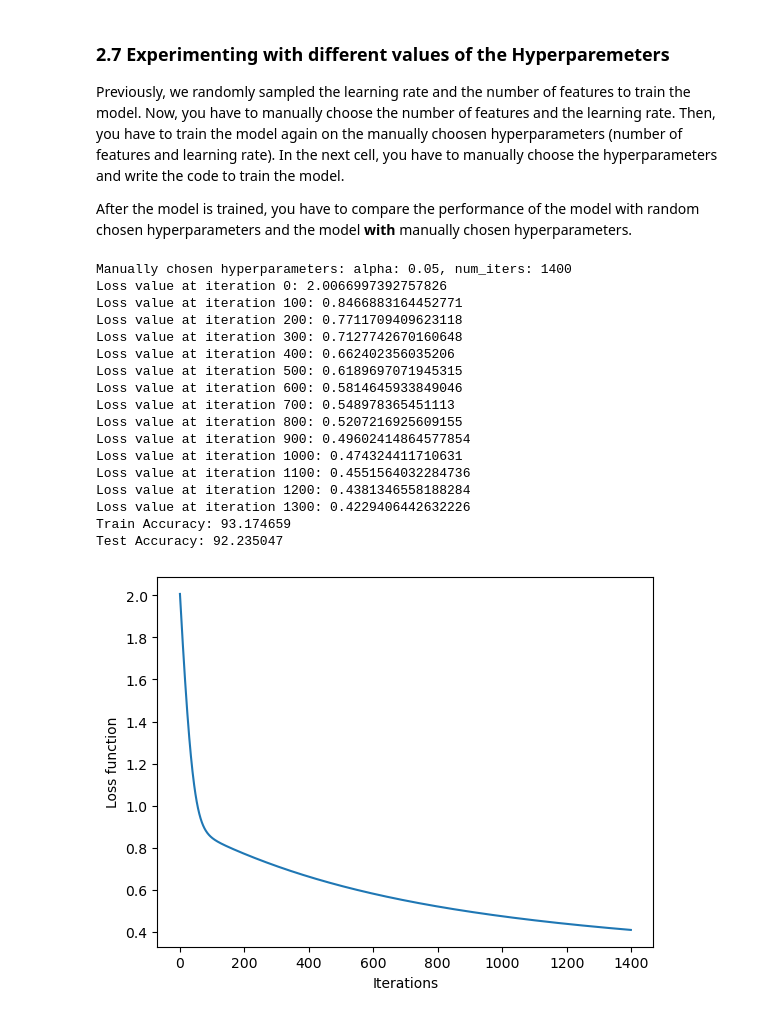
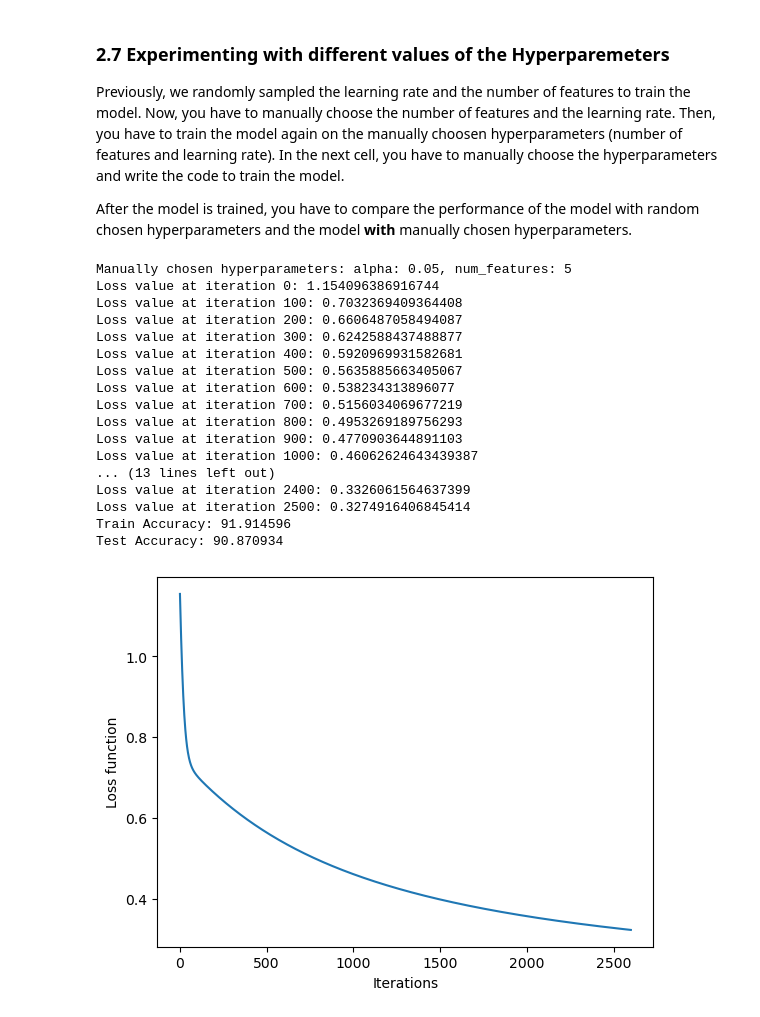
Before and after one commit to harshit-jain52/CS60050, a Jupyter notebook: assgn01/ML_Assignment_1/22CS10030_A1.ipynb, the cells around one changed output. Cells and saved outputs as stored; diff of their text form; code cells hidden in the pictures.

Commit message:
Manual number of features in sections 1.7 & 2.7

```diff
--- a/assgn01/ML_Assignment_1/22CS10030_A1.ipynb
+++ b/assgn01/ML_Assignment_1/22CS10030_A1.ipynb
@@ -461,12 +461,19 @@ Then compare the performance with random chosen hyperparameters and manually cho
 
 ### START CODE HERE ###
 
+data = pd.read_csv(filepath)
+X = np.array(data.iloc[:, :-1])
+y = np.array(data.iloc[:, -1])
+num_features_manual = 5
+X = min_max_scaler(X[:, :num_features_manual])
+X_train, X_test, y_train, y_test = train_test_split(X, y, test_size=0.25, random_state=42)
+
 init_w_rand, init_b_rand, alpha_manual = initialize_parameters()
-alpha_manual = 0.005
+alpha_manual = 0.003
 num_iters_manual = 22000
 
 print(
-    f"Manually chosen hyperparameters: alpha: {alpha_manual}, num_iters: {num_iters_manual}"
+    f"Manually chosen hyperparameters: alpha: {alpha_manual}, num_features: {num_features_manual}"
 )
 
 w_, b_, loss_hist_ = batch_gradient_descent(
@@ -1051,50 +1058,58 @@ After the model is trained, you have to compare the performance of the model wit
 
 """
 Manually choose the hyperparameters (learning rate and number of features) and train the model.
 Then compare the performance with random chosen hyperparameters and manually chosen hyperparameters.
 """
 
 ### START CODE HERE ###
 
+data = pd.read_csv(filepath)
+X = np.array(data.iloc[:, :-1])
+y = np.array(data.iloc[:, -1])
+y = np.where(y == y[0], 0, 1)
+num_features_manual = 5
+X = min_max_scaler(X[:, :num_features_manual])
+X_train, X_test, y_train, y_test = train_test_split(X, y, test_size=0.25, random_state=42)
+
 init_w_rand, init_b_rand, alpha_manual = initialize_parameters()
 alpha_manual = 0.05
-num_iters_manual = 1400
+num_iters_manual = 2600
 
 print(
-    f"Manually chosen hyperparameters: alpha: {alpha_manual}, num_iters: {num_iters_manual}"
+    f"Manually chosen hyperparameters: alpha: {alpha_manual}, num_features: {num_features_manual}"
 )
 
 w_, b_, loss_hist_ = batch_gradient_descent_logistic_regression(
     X_train, y_train, init_w_rand, init_b_rand, alpha_manual, num_iters_manual
 )
 
 p_train_ = predict(X_train, w_, b_)
 print("Train Accuracy: %f" % (np.mean(p_train_ == y_train) * 100))
 p_test_ = predict(X_test, w_, b_)
 print("Test Accuracy: %f" % (np.mean(p_test_ == y_test) * 100))
 
 plt.xlabel("Iterations")
 plt.ylabel("Loss function")
 plt.plot(loss_hist_)
 plt.show()
 
 ### END CODE HERE ###
 # %% [output]
-Manually chosen hyperparameters: alpha: 0.05, num_iters: 1400
-Loss value at iteration 0: 2.0066997392757826
-Loss value at iteration 100: 0.8466883164452771
-Loss value at iteration 200: 0.7711709409623118
-Loss value at iteration 300: 0.7127742670160648
-Loss value at iteration 400: 0.662402356035206
-Loss value at iteration 500: 0.6189697071945315
-Loss value at iteration 600: 0.5814645933849046
-Loss value at iteration 700: 0.548978365451113
-Loss value at iteration 800: 0.5207216925609155
-Loss value at iteration 900: 0.49602414864577854
-Loss value at iteration 1000: 0.474324411710631
-Loss value at iteration 1100: 0.4551564032284736
-Loss value at iteration 1200: 0.4381346558188284
-Loss value at iteration 1300: 0.4229406442632226
-Train Accuracy: 93.174659
-Test Accuracy: 92.235047
+Manually chosen hyperparameters: alpha: 0.05, num_features: 5
+Loss value at iteration 0: 1.154096386916744
+Loss value at iteration 100: 0.7032369409364408
+Loss value at iteration 200: 0.6606487058494087
+Loss value at iteration 300: 0.6242588437488877
+Loss value at iteration 400: 0.5920969931582681
+Loss value at iteration 500: 0.5635885663405067
+Loss value at iteration 600: 0.538234313896077
+Loss value at iteration 700: 0.5156034069677219
+Loss value at iteration 800: 0.4953269189756293
+Loss value at iteration 900: 0.4770903644891103
+Loss value at iteration 1000: 0.46062624643439387
+... (13 lines left out)
+Loss value at iteration 2400: 0.3326061564637399
+Loss value at iteration 2500: 0.3274916406845414
+Train Accuracy: 91.914596
+Test Accuracy: 90.870934
-[figure, old version]
+[figure, new version]
```
Also changed, not shown: parts of 1 cell of this notebook.
